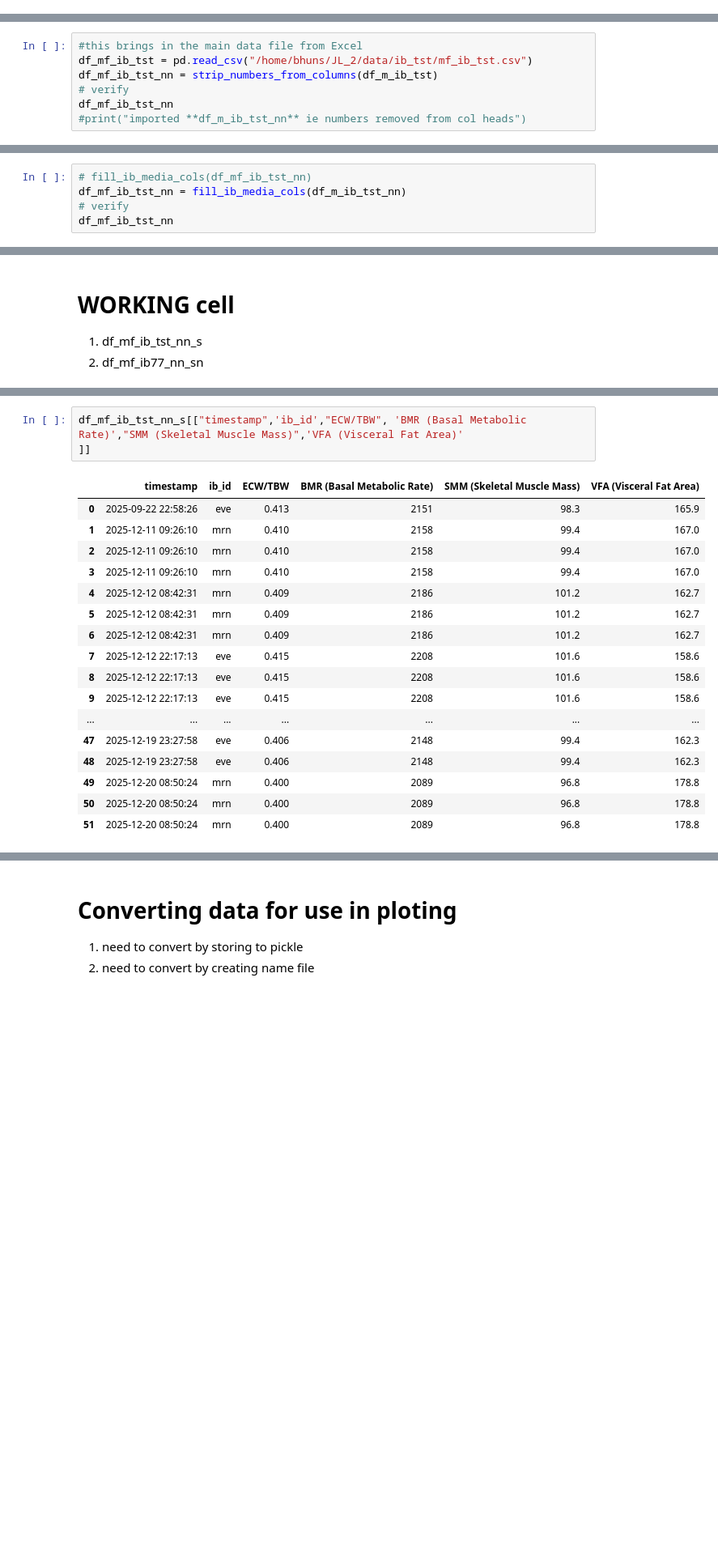
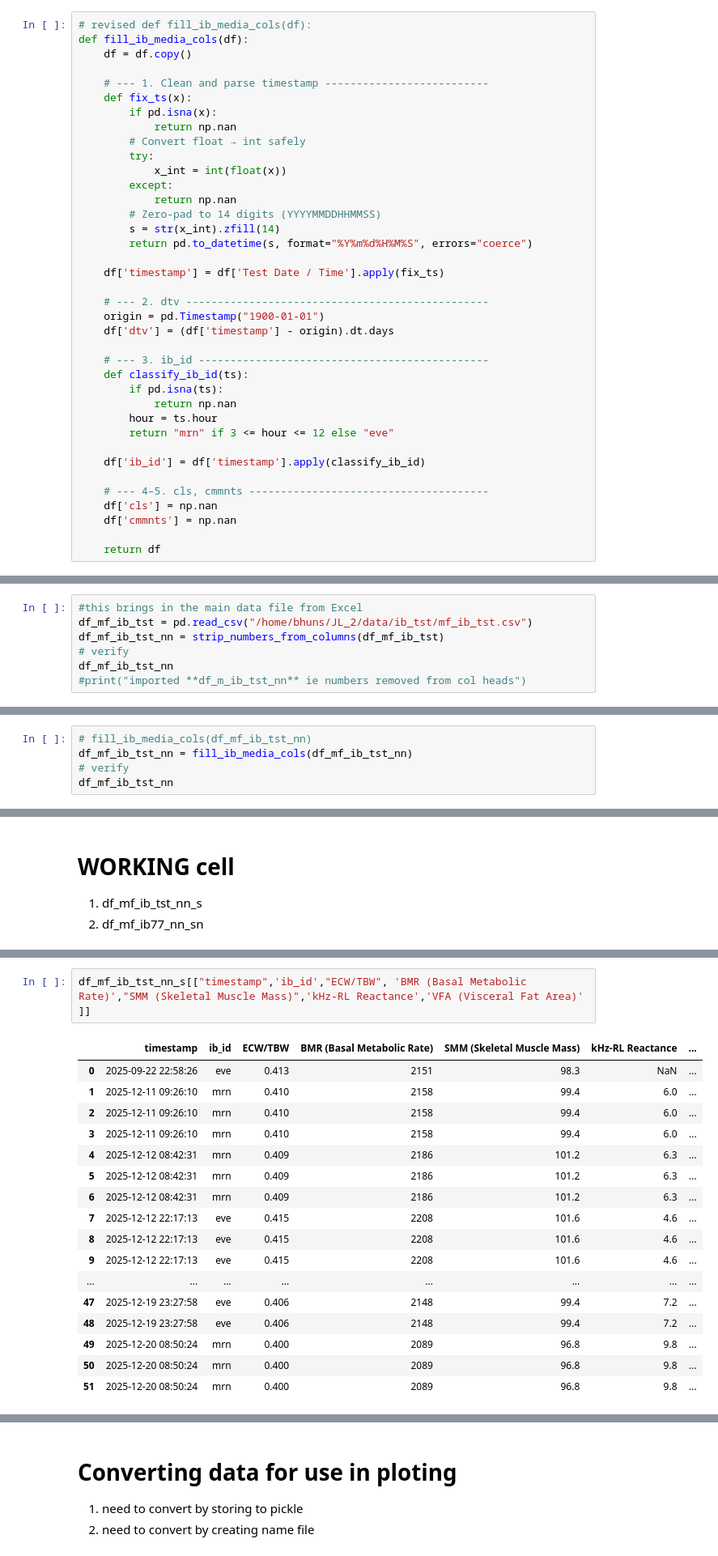
Before and after one commit to 1ratlabs/JL_2, a Jupyter notebook: col_wise_import.ipynb, the cells around one changed output, grey strips where cells are left out. Shown: that part at 81% size. Saved outputs shown, nothing was run; the diff lists cells and outputs as text; blank space fills up the shorter version.

```diff
--- a/col_wise_import.ipynb
+++ b/col_wise_import.ipynb
@@ -256,3 +256,41 @@ def fill_ib_media_cols(df):
+# %%
+# revised def fill_ib_media_cols(df):
+def fill_ib_media_cols(df):
+    df = df.copy()
+
+    # --- 1. Clean and parse timestamp --------------------------
+    def fix_ts(x):
+        if pd.isna(x):
+            return np.nan
+        # Convert float → int safely
+        try:
+            x_int = int(float(x))
+        except:
+            return np.nan
+        # Zero‑pad to 14 digits (YYYYMMDDHHMMSS)
+        s = str(x_int).zfill(14)
+        return pd.to_datetime(s, format="%Y%m%d%H%M%S", errors="coerce")
+
+    df['timestamp'] = df['Test Date / Time'].apply(fix_ts)
+
+    # --- 2. dtv ------------------------------------------------
+    origin = pd.Timestamp("1900-01-01")
+    df['dtv'] = (df['timestamp'] - origin).dt.days
+
+    # --- 3. ib_id ----------------------------------------------
+    def classify_ib_id(ts):
+        if pd.isna(ts):
+            return np.nan
+        hour = ts.hour
+        return "mrn" if 3 <= hour <= 12 else "eve"
+
+    df['ib_id'] = df['timestamp'].apply(classify_ib_id)
+
+    # --- 4–5. cls, cmmnts --------------------------------------
+    df['cls'] = np.nan
+    df['cmmnts'] = np.nan
+
+    return df
 # %%
 # Sort the rows by timestamp
 def sort_by_timestamp(df):
@@ -404,7 +442,7 @@ def filter_by_value(df, column, value):
 # %%
 #this brings in the main data file from Excel
 df_mf_ib_tst = pd.read_csv("/home/bhuns/JL_2/data/ib_tst/mf_ib_tst.csv")
-df_mf_ib_tst_nn = strip_numbers_from_columns(df_m_ib_tst)
+df_mf_ib_tst_nn = strip_numbers_from_columns(df_mf_ib_tst)
 # verify
 df_mf_ib_tst_nn
 #print("imported **df_m_ib_tst_nn** ie numbers removed from col heads")
@@ -478,7 +516,7 @@ df_m_ib_tst_nn[media_lst]
 ### Insure that media_lst cols are filled in **df_mf_ib_tst_nn**
 # %%
 # fill_ib_media_cols(df_mf_ib_tst_nn)
-df_mf_ib_tst_nn = fill_ib_media_cols(df_m_ib_tst_nn)
+df_mf_ib_tst_nn = fill_ib_media_cols(df_mf_ib_tst_nn)
 # verify
 df_mf_ib_tst_nn
 # %% [output]
@@ -851,23 +889,23 @@ list(df_mf_ib77_nn_sn.columns)
  'source_file',
  'encoding_used']
 # %%
-df_mf_ib_tst_nn_s[["timestamp",'ib_id',"ECW/TBW", 'BMR (Basal Metabolic Rate)',"SMM (Skeletal Muscle Mass)",'VFA (Visceral Fat Area)'
+df_mf_ib_tst_nn_s[["timestamp",'ib_id',"ECW/TBW", 'BMR (Basal Metabolic Rate)',"SMM (Skeletal Muscle Mass)",'kHz-RL Reactance','VFA (Visceral Fat Area)'
 ]]
 # %% [output]
-|  | timestamp | ib_id | ECW/TBW | BMR (Basal Metabolic Rate) | SMM (Skeletal Muscle Mass) | VFA (Visceral Fat Area) |
-| 0 | 2025-09-22 22:58:26 | eve | 0.413 | 2151 | 98.3 | 165.9 |
-| 1 | 2025-12-11 09:26:10 | mrn | 0.410 | 2158 | 99.4 | 167.0 |
-| 2 | 2025-12-11 09:26:10 | mrn | 0.410 | 2158 | 99.4 | 167.0 |
-| 3 | 2025-12-11 09:26:10 | mrn | 0.410 | 2158 | 99.4 | 167.0 |
-| 4 | 2025-12-12 08:42:31 | mrn | 0.409 | 2186 | 101.2 | 162.7 |
-| 5 | 2025-12-12 08:42:31 | mrn | 0.409 | 2186 | 101.2 | 162.7 |
-| 6 | 2025-12-12 08:42:31 | mrn | 0.409 | 2186 | 101.2 | 162.7 |
-| 7 | 2025-12-12 22:17:13 | eve | 0.415 | 2208 | 101.6 | 158.6 |
-| 8 | 2025-12-12 22:17:13 | eve | 0.415 | 2208 | 101.6 | 158.6 |
-| 9 | 2025-12-12 22:17:13 | eve | 0.415 | 2208 | 101.6 | 158.6 |
-| ... | ... | ... | ... | ... | ... | ... |
-| 47 | 2025-12-19 23:27:58 | eve | 0.406 | 2148 | 99.4 | 162.3 |
-| 48 | 2025-12-19 23:27:58 | eve | 0.406 | 2148 | 99.4 | 162.3 |
-| 49 | 2025-12-20 08:50:24 | mrn | 0.400 | 2089 | 96.8 | 178.8 |
-| 50 | 2025-12-20 08:50:24 | mrn | 0.400 | 2089 | 96.8 | 178.8 |
-| 51 | 2025-12-20 08:50:24 | mrn | 0.400 | 2089 | 96.8 | 178.8 |
+|  | timestamp | ib_id | ECW/TBW | BMR (Basal Metabolic Rate) | SMM (Skeletal Muscle Mass) | kHz-RL Reactance | ... |
+| 0 | 2025-09-22 22:58:26 | eve | 0.413 | 2151 | 98.3 | NaN | ... |
+| 1 | 2025-12-11 09:26:10 | mrn | 0.410 | 2158 | 99.4 | 6.0 | ... |
+| 2 | 2025-12-11 09:26:10 | mrn | 0.410 | 2158 | 99.4 | 6.0 | ... |
+| 3 | 2025-12-11 09:26:10 | mrn | 0.410 | 2158 | 99.4 | 6.0 | ... |
+| 4 | 2025-12-12 08:42:31 | mrn | 0.409 | 2186 | 101.2 | 6.3 | ... |
+| 5 | 2025-12-12 08:42:31 | mrn | 0.409 | 2186 | 101.2 | 6.3 | ... |
+| 6 | 2025-12-12 08:42:31 | mrn | 0.409 | 2186 | 101.2 | 6.3 | ... |
+| 7 | 2025-12-12 22:17:13 | eve | 0.415 | 2208 | 101.6 | 4.6 | ... |
+| 8 | 2025-12-12 22:17:13 | eve | 0.415 | 2208 | 101.6 | 4.6 | ... |
+| 9 | 2025-12-12 22:17:13 | eve | 0.415 | 2208 | 101.6 | 4.6 | ... |
+| ... | ... | ... | ... | ... | ... | ... | ... |
+| 47 | 2025-12-19 23:27:58 | eve | 0.406 | 2148 | 99.4 | 7.2 | ... |
+| 48 | 2025-12-19 23:27:58 | eve | 0.406 | 2148 | 99.4 | 7.2 | ... |
+| 49 | 2025-12-20 08:50:24 | mrn | 0.400 | 2089 | 96.8 | 9.8 | ... |
+| 50 | 2025-12-20 08:50:24 | mrn | 0.400 | 2089 | 96.8 | 9.8 | ... |
+| 51 | 2025-12-20 08:50:24 | mrn | 0.400 | 2089 | 96.8 | 9.8 | ... |
```
Also changed, not shown: parts of 15 cells of this notebook.
